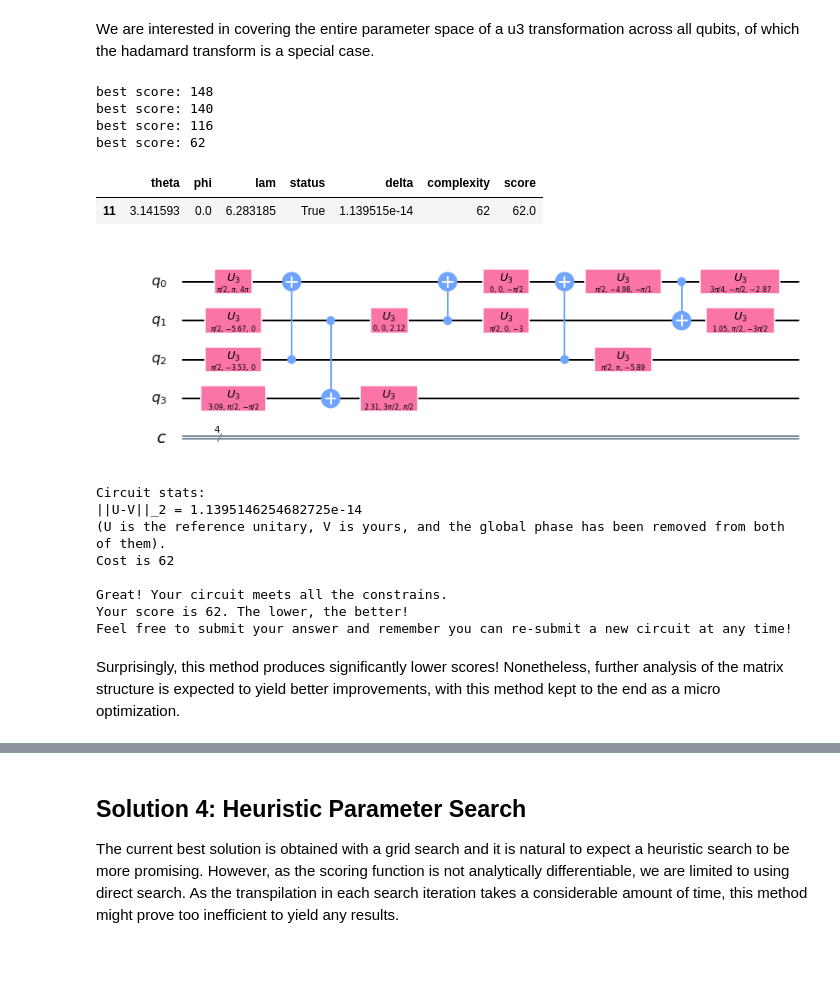
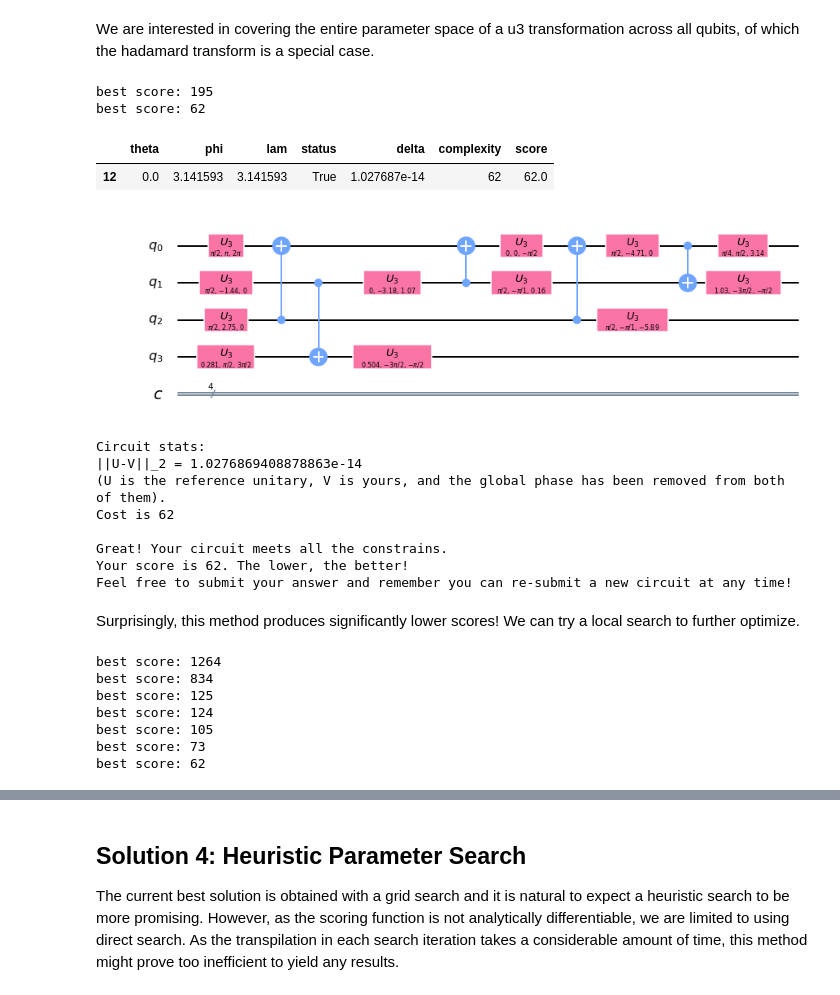
Before and after one commit to mitchellkwong/IBM-quantum-challenge, a Jupyter notebook: Challenge4_CircuitDecomposition.ipynb, the cells around one changed output, grey strips where cells are left out. Cells and saved outputs as stored; diff of their text form; code cells hidden in the pictures; blank space fills up the shorter version.

Commit message:
Added further optimizations

```diff
--- a/Challenge4_CircuitDecomposition.ipynb
+++ b/Challenge4_CircuitDecomposition.ipynb
@@ -209,6 +206,7 @@ def param_circuit(theta, phi, lam):
 
     # "Hadamard" gate
     gate = U3Gate(theta, phi, lam)
+    gate_inv = gate.inverse()
 
     # Construct equivalent matrix
     G = np.matrix(gate.to_matrix())
@@ -220,11 +218,11 @@ def param_circuit(theta, phi, lam):
     qc.append(gate, [1], [])
     qc.append(gate, [2], [])
     qc.append(gate, [3], [])
-    qc.iso(G4*U*G4, [0, 1, 2, 3], [])
-    qc.append(gate, [0], [])
-    qc.append(gate, [1], [])
-    qc.append(gate, [2], [])
-    qc.append(gate, [3], [])
+    qc.iso(G4.H*U*G4, [0, 1, 2, 3], [])
+    qc.append(gate_inv, [0], [])
+    qc.append(gate_inv, [1], [])
+    qc.append(gate_inv, [2], [])
+    qc.append(gate_inv, [3], [])
 
     return qc
 
@@ -245,7 +243,7 @@ def test_circuit(theta, phi, lam):
 We are interested in covering the entire parameter space of a u3 transformation across all qubits, of which the hadamard transform is a special case.
 # %%
 # Prepare parameters
-deltas = np.linspace(0, 2*np.pi, 3)
+deltas = np.linspace(0, 2*np.pi, 5)
 params = pd.MultiIndex.from_product(
     iterables = [deltas, deltas, deltas],
     names=['theta', 'phi', 'lam']
@@ -268,7 +266,7 @@ def track(f):
 @track
 def test_func(run):
     try:
-        return test_circuit(np.pi/2 + run.theta, run.phi, np.pi + run.lam)
+        return test_circuit(np.pi/2 + run.theta, run.phi, np.pi +  run.lam)
     except:
         return False, None, None, None
 
@@ -281,9 +279,7 @@ runs['complexity'] = runs.result.apply(lambda x: x[2])
 runs['score'] = runs.result.apply(lambda x: x[3])
 runs = runs.drop(columns='result')
 # %% [output]
-best score: 148
-best score: 140
-best score: 116
+best score: 195
 best score: 62
 # %%
 # Check best runs
@@ -291,34 +287,80 @@ best_runs = runs[runs.status & (runs.score == runs.score.min())]
 best_runs
 # %% [output]
 |  | theta | phi | lam | status | delta | complexity | score |
-| 11 | 3.141593 | 0.0 | 6.283185 | True | 1.139515e-14 | 62 | 62.0 |
+| 12 | 0.0 | 3.141593 | 3.141593 | True | 1.027687e-14 | 62 | 62.0 |
 # %%
 # Generate best circuit
-best_params = np.array([np.pi/2, 0, np.pi]) + best_runs.sample()[params.names]
-best_circuit = param_circuit(*best_params.values[0])
+best_params = np.array([np.pi/2, 0, np.pi]) + best_runs[params.names].values[0]
+best_circuit = param_circuit(*best_params)
 
 # Transpile circuit
 qc = transpile(
     circuits = best_circuit,
     basis_gates = ['u3', 'cx'],
     optimization_level = 3,
 )
 
 # Inspect circuit
 qc.draw()
 # %% [output]
-[figure, old version]
+[figure, new version]
 # %%
 ##### check your quantum circuit by running the next line
 check_circuit(qc)
 # %% [output]
 Circuit stats:
-||U-V||_2 = 1.1395146254682725e-14
+||U-V||_2 = 1.0276869408878863e-14
 (U is the reference unitary, V is yours, and the global phase has been removed from both of them).
 Cost is 62
 
 Great! Your circuit meets all the constrains.
 Your score is 62. The lower, the better!
 Feel free to submit your answer and remember you can re-submit a new circuit at any time!
-# %% [markdown]
-Surprisingly, this method produces significantly lower scores! Nonetheless, further analysis of the matrix structure is expected to yield better improvements, with this method kept to the end as a micro optimization.
+# %% [markdown]
+Surprisingly, this method produces significantly lower scores! We can try a local search to further optimize.
+# %%
+# Prepare parameters
+deltas = np.linspace(-1e-10, 1e-10, 9)
+params = pd.MultiIndex.from_product(
+    iterables = [deltas, deltas, deltas],
+    names=['theta', 'phi', 'lam']
+)
+
+# Parameter grid
+runs = pd.DataFrame(index=params).reset_index()
+
+# Run testing
+def track(f):
+    best_score = [1600]
+    def helper(x):
+        status, delta, complexity, score = f(x)
+        if (status is True) and (score < best_score[0]):
+            best_score[0] = score
+            print(f'best score: {best_score[0]}')
+        return status, delta, complexity, score
+    return helper
+
+@track
+def test_func(run):
+    try:
+        theta, phi, lam = best_params
+        return test_circuit(theta + run.theta, phi + run.phi, lam + run.lam)
+    except:
+        return False, None, None, None
+
+runs['result'] = runs.progress_apply(test_func, axis=1)
+
+# Unpack results
+runs['status'] = runs.result.apply(lambda x: x[0])
+runs['delta'] = runs.result.apply(lambda x: x[1])
+runs['complexity'] = runs.result.apply(lambda x: x[2])
+runs['score'] = runs.result.apply(lambda x: x[3])
+runs = runs.drop(columns='result')
+# %% [output]
+best score: 1264
+best score: 834
+best score: 125
+best score: 124
+best score: 105
+best score: 73
+best score: 62
```
Also changed, not shown: parts of 20 cells of this notebook, 2 other files.
